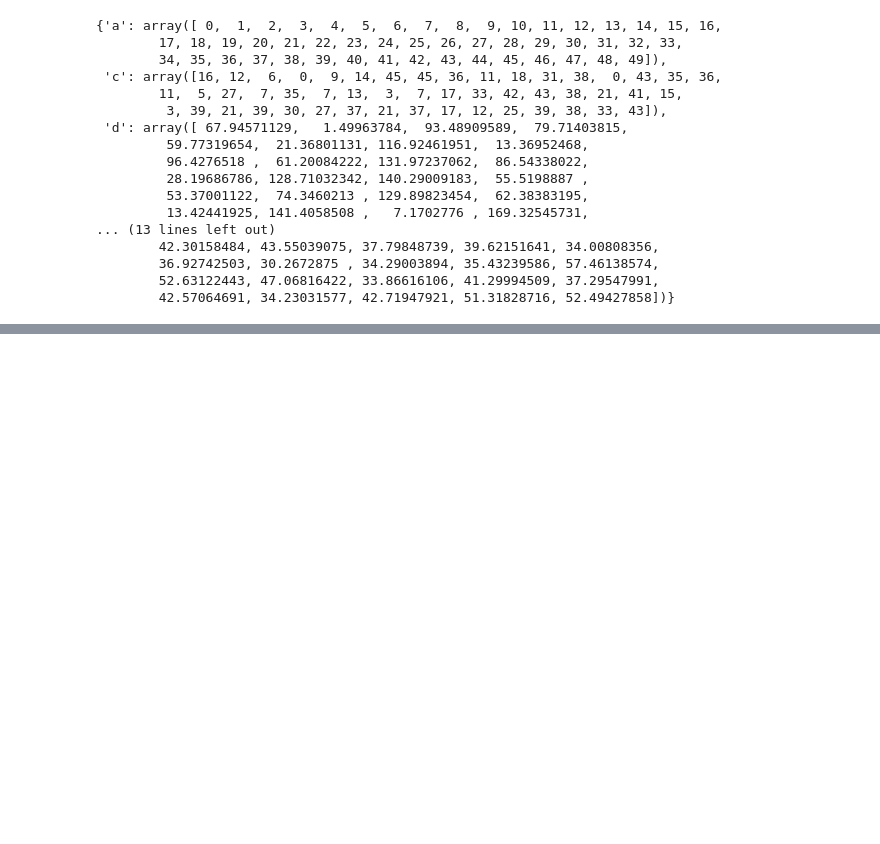
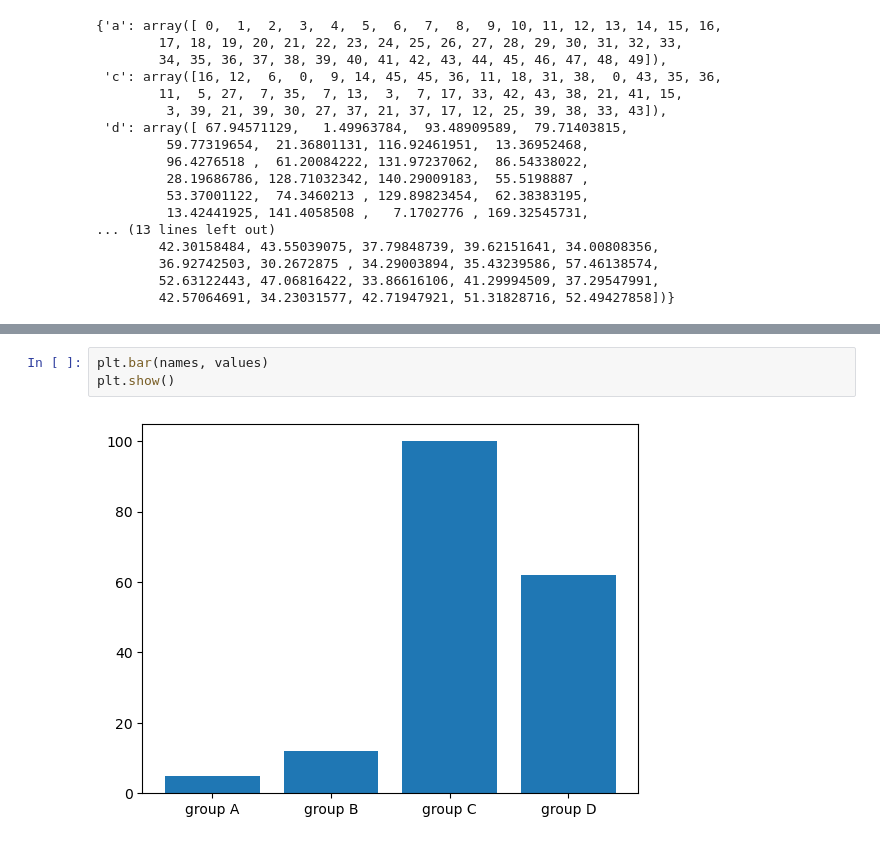
Before and after one commit to Edy-Mochamad/Learn-visualization-data, a Jupyter notebook: pengenalan-Matplotlib.ipynb, the cells around one changed output, grey strips where cells are left out. Drawn from its saved outputs; the diff is of its cells as text; blank space fills up the shorter version.

```diff
--- a/pengenalan-Matplotlib.ipynb
+++ b/pengenalan-Matplotlib.ipynb
@@ -257,0 +281,5 @@ plt.show()
+# %%
+plt.bar(names, values)
+plt.show()
+# %% [output]
+[figure, added]
```
Also changed, not shown: parts of 6 cells of this notebook.
